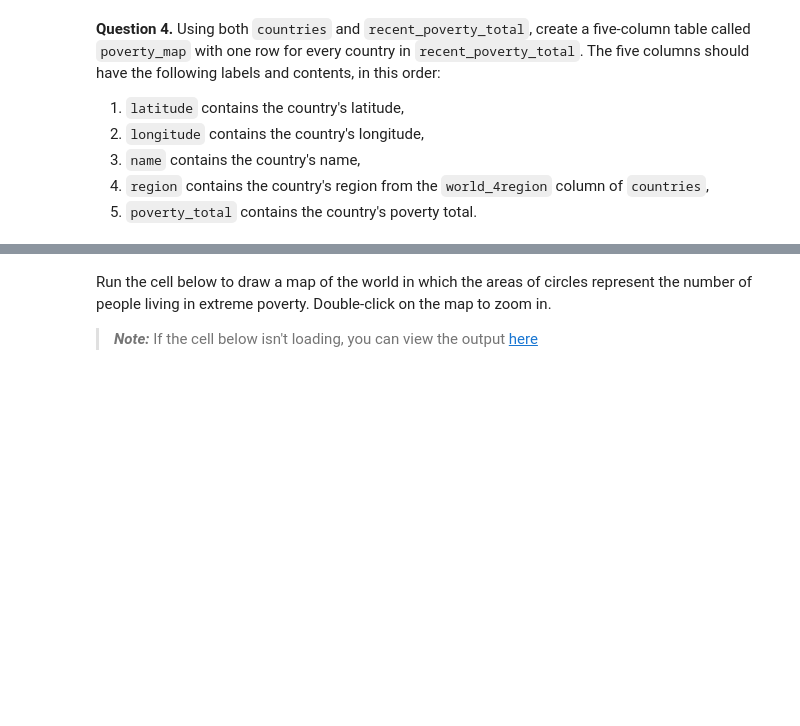
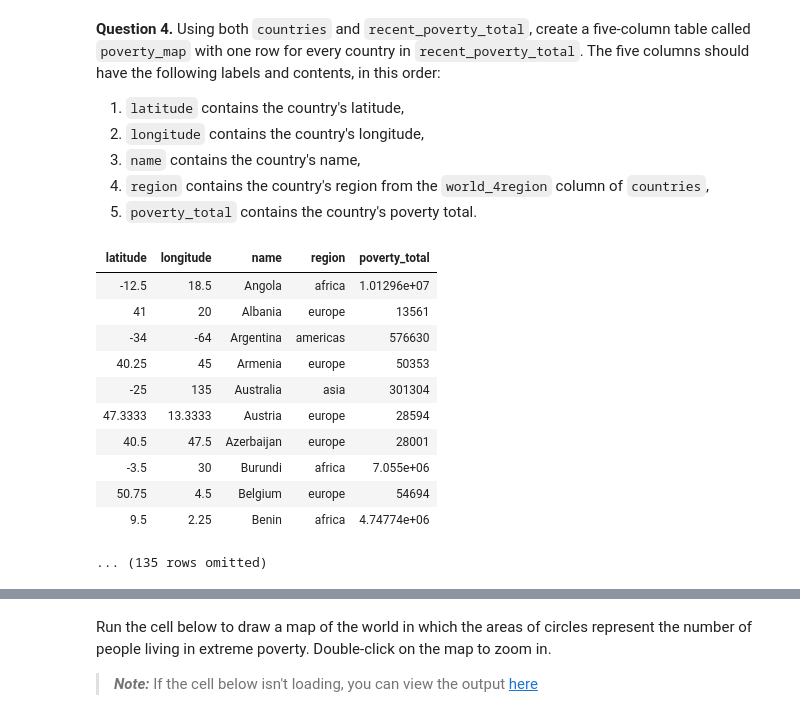
Before and after one commit to Lhoffar/26-intro-solo, a Jupyter notebook: Project 1/project1.ipynb, the cells around one changed output, grey strips where cells are left out. Cells and saved outputs as stored; diff of their text form; code cells hidden in the pictures; blank space fills up the shorter version.

```diff
--- a/Project 1/project1.ipynb
+++ b/Project 1/project1.ipynb
@@ -506,6 +620,6 @@ poverty.show(3)
 def first(values):
     return values.item(0)
 
-latest_poverty = ...
-latest_poverty = latest_poverty.relabeled(0, 'geo').relabeled(1, 'time').relabeled(2, 'poverty_percent') # You should *not* change this line.
+latest_poverty = poverty.sort('time', descending=True).group('geo', first)
+latest_poverty = latest_poverty.relabeled(0, 'geo').relabeled(1, 'time').relabeled(2, 'poverty_percent')
 latest_poverty
@@ -525,0 +651,5 @@ recent_poverty_total
+# %%
+poverty_and_pop = latest_poverty.join('geo',population.where('time', 2010),'geo')
+recent_poverty_total = poverty_and_pop.select('geo','poverty_percent','population_total').with_column('poverty_total',
+np.round(poverty_and_pop.column('poverty_percent') / 100* poverty_and_pop.column('population_total')))
+recent_poverty_total
@@ -553,2 +712,18 @@ poverty_map
+# %%
+poverty_map = countries.join('country',recent_poverty_total,'geo').select('latitude','longitude','name','world_4region','poverty_total').relabeled('world_4region', 'region')
+poverty_map
+# %% [output]
+| latitude | longitude | name | region | poverty_total |
+| -12.5 | 18.5 | Angola | africa | 1.01296e+07 |
+| 41 | 20 | Albania | europe | 13561 |
+| -34 | -64 | Argentina | americas | 576630 |
+| 40.25 | 45 | Armenia | europe | 50353 |
+| -25 | 135 | Australia | asia | 301304 |
+| 47.3333 | 13.3333 | Austria | europe | 28594 |
+| 40.5 | 47.5 | Azerbaijan | europe | 28001 |
+| -3.5 | 30 | Burundi | africa | 7.055e+06 |
+| 50.75 | 4.5 | Belgium | europe | 54694 |
+| 9.5 | 2.25 | Benin | africa | 4.74774e+06 |
+... (135 rows omitted)
 # %%
 grader.check("q2_4")
```
Also changed, not shown: parts of 46 cells of this notebook, 1 other file.
